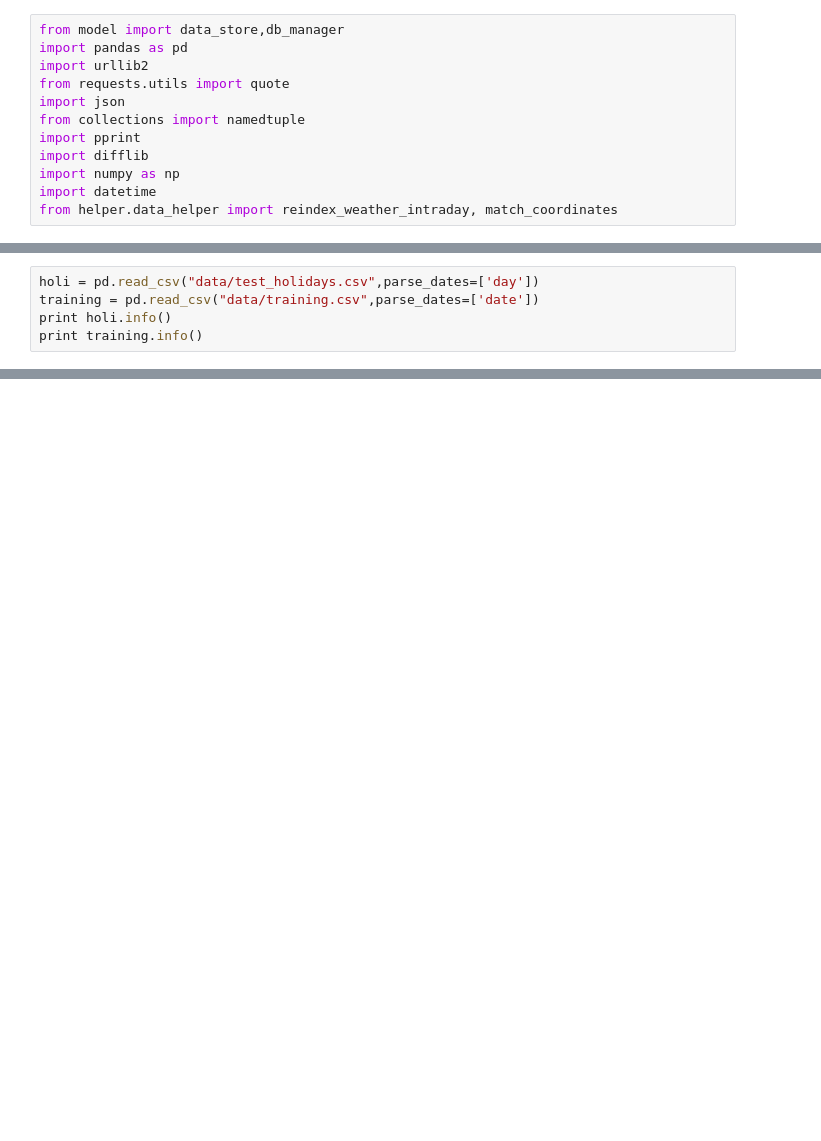
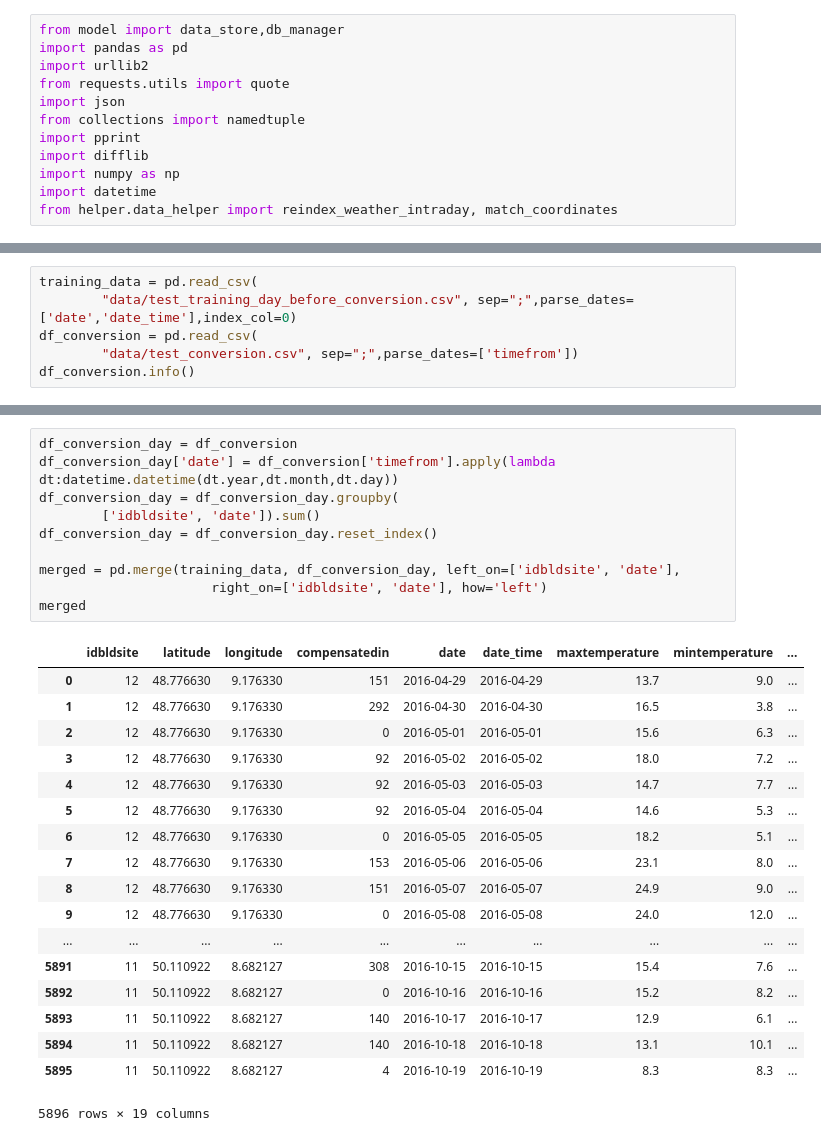
Before and after one commit to clementlefevre/dilax, a Jupyter notebook: prediction/Test.ipynb, the cells around one changed output, grey strips where cells are left out. Drawn from its saved outputs; the diff is of its cells as text; blank space fills up the shorter version.

Commit message:
Add conversion to training data

```diff
--- a/prediction/Test.ipynb
+++ b/prediction/Test.ipynb
@@ -25,7 +25,8 @@ db =  db_manager.DB_manager(db_params=db_params)
 # %%
-holi = pd.read_csv("data/test_holidays.csv",parse_dates=['day'])
-training = pd.read_csv("data/training.csv",parse_dates=['date'])
-print holi.info()
-print training.info()
+training_data = pd.read_csv(
+        "data/test_training_day_before_conversion.csv", sep=";",parse_dates=['date','date_time'],index_col=0)
+df_conversion = pd.read_csv(
+        "data/test_conversion.csv", sep=";",parse_dates=['timefrom'])
+df_conversion.info()
 # %% [output]
 <class 'pandas.core.frame.DataFrame'>
@@ -256,0 +45,29 @@ df
+# %%
+df_conversion_day = df_conversion
+df_conversion_day['date'] = df_conversion['timefrom'].apply(lambda dt:datetime.datetime(dt.year,dt.month,dt.day))
+df_conversion_day = df_conversion_day.groupby(
+        ['idbldsite', 'date']).sum()
+df_conversion_day = df_conversion_day.reset_index()
+
+merged = pd.merge(training_data, df_conversion_day, left_on=['idbldsite', 'date'],
+                      right_on=['idbldsite', 'date'], how='left')
+merged
+# %% [output]
+|  | idbldsite | latitude | longitude | compensatedin | date | date_time | maxtemperature | mintemperature | ... |
+| 0 | 12 | 48.776630 | 9.176330 | 151 | 2016-04-29 | 2016-04-29 | 13.7 | 9.0 | ... |
+| 1 | 12 | 48.776630 | 9.176330 | 292 | 2016-04-30 | 2016-04-30 | 16.5 | 3.8 | ... |
+| 2 | 12 | 48.776630 | 9.176330 | 0 | 2016-05-01 | 2016-05-01 | 15.6 | 6.3 | ... |
+| 3 | 12 | 48.776630 | 9.176330 | 92 | 2016-05-02 | 2016-05-02 | 18.0 | 7.2 | ... |
+| 4 | 12 | 48.776630 | 9.176330 | 92 | 2016-05-03 | 2016-05-03 | 14.7 | 7.7 | ... |
+| 5 | 12 | 48.776630 | 9.176330 | 92 | 2016-05-04 | 2016-05-04 | 14.6 | 5.3 | ... |
+| 6 | 12 | 48.776630 | 9.176330 | 0 | 2016-05-05 | 2016-05-05 | 18.2 | 5.1 | ... |
+| 7 | 12 | 48.776630 | 9.176330 | 153 | 2016-05-06 | 2016-05-06 | 23.1 | 8.0 | ... |
+| 8 | 12 | 48.776630 | 9.176330 | 151 | 2016-05-07 | 2016-05-07 | 24.9 | 9.0 | ... |
+| 9 | 12 | 48.776630 | 9.176330 | 0 | 2016-05-08 | 2016-05-08 | 24.0 | 12.0 | ... |
+| ... | ... | ... | ... | ... | ... | ... | ... | ... | ... |
+| 5891 | 11 | 50.110922 | 8.682127 | 308 | 2016-10-15 | 2016-10-15 | 15.4 | 7.6 | ... |
+| 5892 | 11 | 50.110922 | 8.682127 | 0 | 2016-10-16 | 2016-10-16 | 15.2 | 8.2 | ... |
+| 5893 | 11 | 50.110922 | 8.682127 | 140 | 2016-10-17 | 2016-10-17 | 12.9 | 6.1 | ... |
+| 5894 | 11 | 50.110922 | 8.682127 | 140 | 2016-10-18 | 2016-10-18 | 13.1 | 10.1 | ... |
+| 5895 | 11 | 50.110922 | 8.682127 | 4 | 2016-10-19 | 2016-10-19 | 8.3 | 8.3 | ... |
+5896 rows × 19 columns
```
Also changed, not shown: parts of 16 cells of this notebook, 32 other files.
